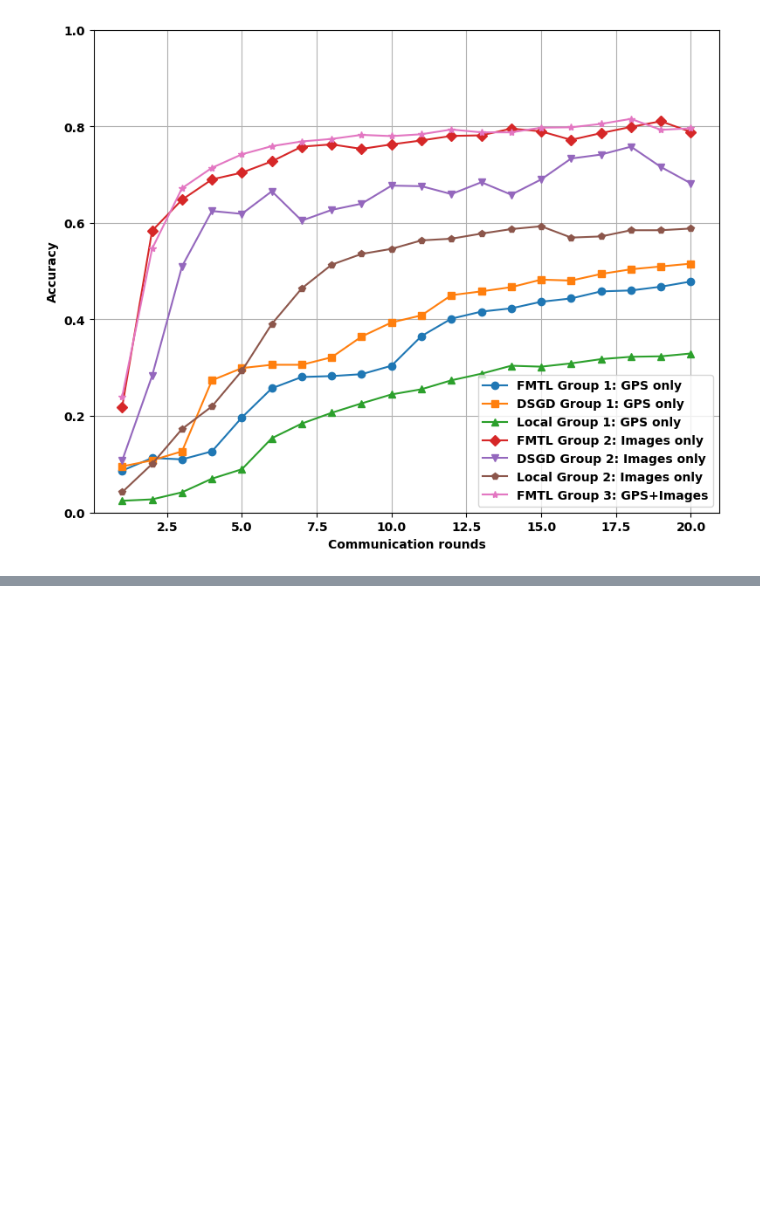
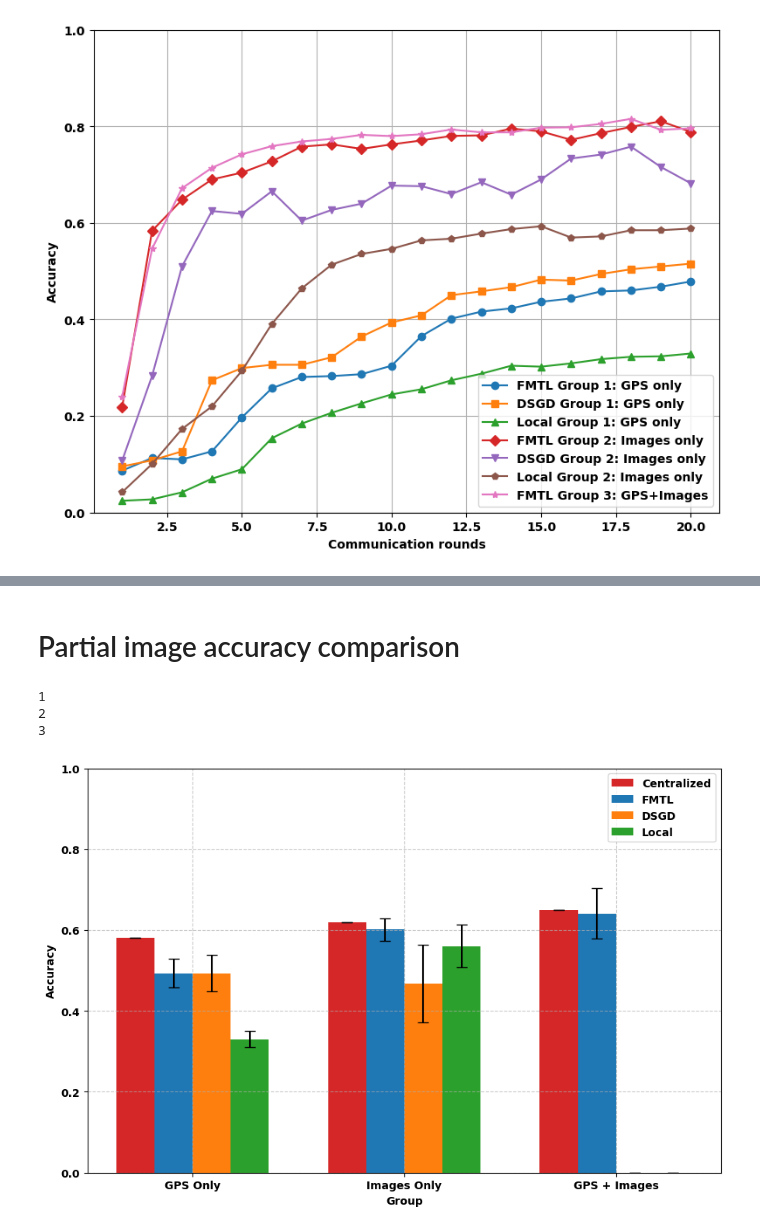
Before and after one commit to abdulmomen-ghalkha/Multimodal, a Jupyter notebook: plots/plot.ipynb, the cells around one changed output, grey strips where cells are left out. Saved outputs shown, nothing was run; the diff lists cells and outputs as text; code cells hidden in the pictures; blank space fills up the shorter version.

```diff
--- a/plots/plot.ipynb
+++ b/plots/plot.ipynb
@@ -239,0 +489,75 @@ plt.show()
+# %% [markdown]
+# Partial image accuracy comparison
+# %%
+import numpy as np
+import matplotlib.pyplot as plt
+import json
+
+
+
+# Assuming the file structure is:
+# {
+#   "1": {"mean": 0.85, "std": 0.02},
+#   "2": {"mean": 0.80, "std": 0.03},
+#   "3": {"mean": 0.88, "std": 0.025}
+# }
+
+# Calculate mean and std for GPS-only, Images-only, and GPS+Images groups
+groups = ['1', '2', '3']  # GPS-only, Images-only, GPS+Images
+algorithms = ['Centralized', 'FMTL', 'DSGD', 'Local']
+
+means = {algo: [] for algo in algorithms}
+stds = {algo: [] for algo in algorithms}
+
+for group in groups:
+    for algo in algorithms:
+        if algo == 'Centralized' and group in central_group_val_accuracy_histories:
+            print(group)
+            mean_acc = central_group_val_accuracy_histories[group][-1]
+            std_acc = central_group_val_acc_std[group][-1]
+        elif algo == 'FMTL' and group in fmtl_group_val_accuracy_histories:
+            mean_acc = fmtl_group_val_accuracy_histories[group][-1]
+            std_acc = fmtl_group_val_acc_std[group][-1]
+        elif algo == 'DSGD' and group in dsgd_group_val_accuracy_histories:
+            mean_acc = dsgd_group_val_accuracy_histories[group][-1]
+            std_acc = dsgd_group_val_acc_std[group][-1]
+        elif algo == 'Local' and group in local_group_val_accuracy_histories:
+            mean_acc = local_group_val_accuracy_histories[group][-1]
+            std_acc = local_group_val_acc_std[group][-1]
+        else:
+            mean_acc = 0
+            std_acc = 0
+        means[algo].append(mean_acc)
+        stds[algo].append(std_acc)
+
+
+# Bar plot
+x_labels = ['GPS Only', 'Images Only', 'GPS + Images']
+x = np.arange(len(x_labels))
+width = 0.18
+
+colors = ['#1f77b4', '#ff7f0e', '#2ca02c', '#d62728']
+
+plt.figure(figsize=(9, 6))
+plt.bar(x - 1.5 * width, means['Centralized'], width, yerr=stds['Centralized'], label='Centralized', capsize=5, color=colors[3])
+plt.bar(x - 0.5 * width, means['FMTL'], width, yerr=stds['FMTL'], label='FMTL', capsize=5, color=colors[0])
+plt.bar(x + 0.5 * width, means['DSGD'], width, yerr=stds['DSGD'], label='DSGD', capsize=5, color=colors[1])
+plt.bar(x + 1.5 * width, means['Local'], width, yerr=stds['Local'], label='Local', capsize=5, color=colors[2])
+
+plt.xlabel('Group')
+plt.ylabel('Accuracy')
+#plt.title('Accuracy Comparison (GPS, Images, GPS + Images)')
+plt.xticks(x, x_labels)
+plt.ylim(0, 1)
+plt.grid(True, linestyle='--', alpha=0.7)
+plt.legend(loc='best')
+plt.tight_layout()
+
+# Save or Show the plot
+plt.savefig('Acuracy_drone_barplot_partial_images.pdf')
+plt.show()
+# %% [output]
+1
+2
+3
+[figure, added]
```
Also changed, not shown: parts of 10 cells of this notebook, 12 other files.
